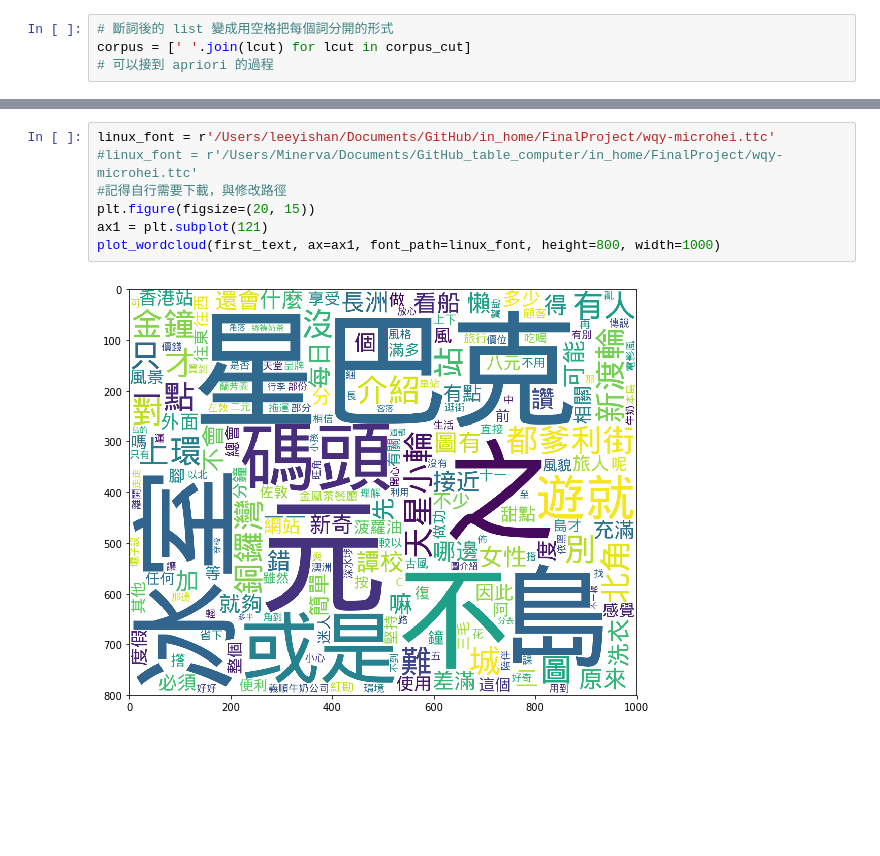
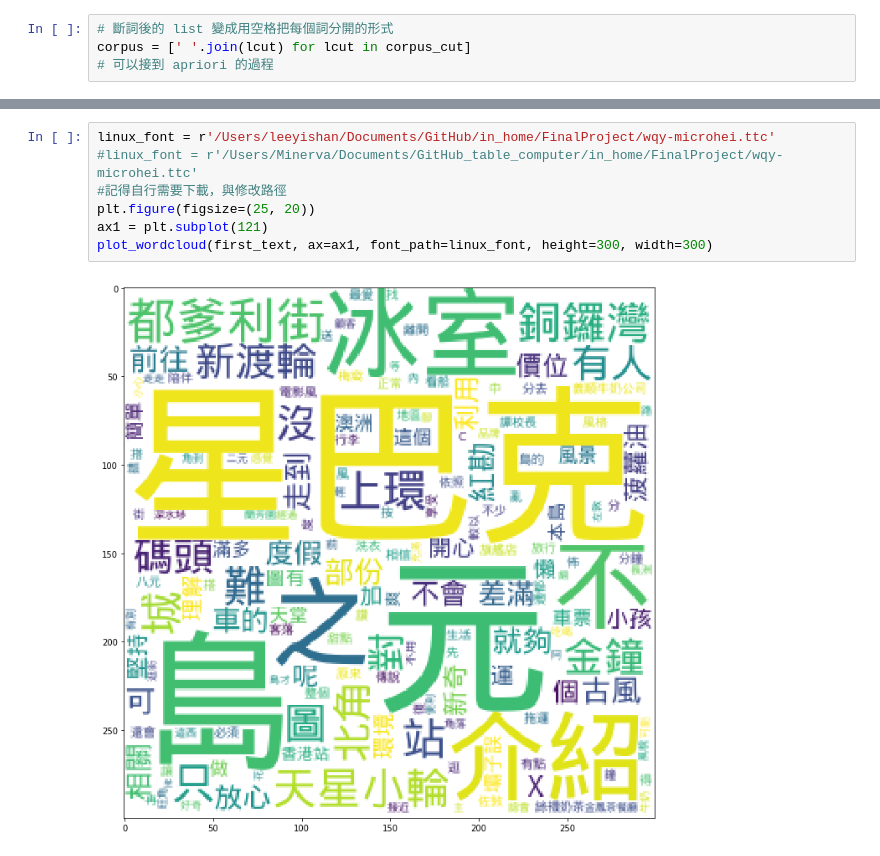
Before and after one commit to minerve33w/in_home, a Jupyter notebook: FinalProject/ tourism_analysis_01.ipynb, the cells around one changed output, grey strips where cells are left out. Saved outputs shown, nothing was run; the diff lists cells and outputs as text; blank space fills up the shorter version.

```diff
--- a/FinalProject/ tourism_analysis_01.ipynb
+++ b/FinalProject/ tourism_analysis_01.ipynb
@@ -190,11 +190,11 @@ list(first_text.items())[0:10] # 檢視一下轉換結果
 # %%
 linux_font = r'/Users/leeyishan/Documents/GitHub/in_home/FinalProject/wqy-microhei.ttc'
 #linux_font = r'/Users/Minerva/Documents/GitHub_table_computer/in_home/FinalProject/wqy-microhei.ttc'
 #記得自行需要下載，與修改路徑
-plt.figure(figsize=(20, 15))
+plt.figure(figsize=(25, 20))
 ax1 = plt.subplot(121)
-plot_wordcloud(first_text, ax=ax1, font_path=linux_font, height=800, width=1000)
+plot_wordcloud(first_text, ax=ax1, font_path=linux_font, height=300, width=300)
 # %% [output]
-[figure, old version]
+[figure, new version]
 # %%
 #修正過後
```
Also changed, not shown: parts of 8 cells of this notebook.
